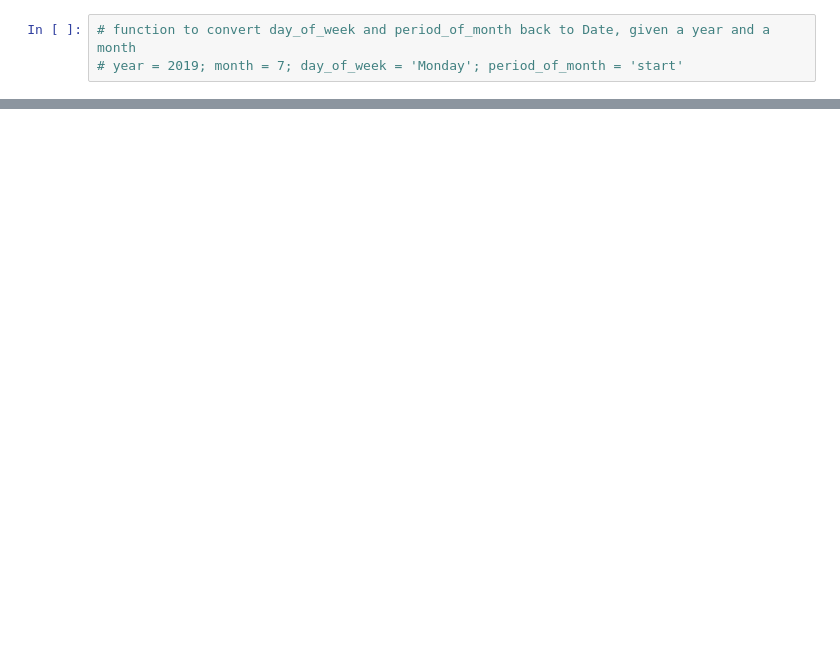
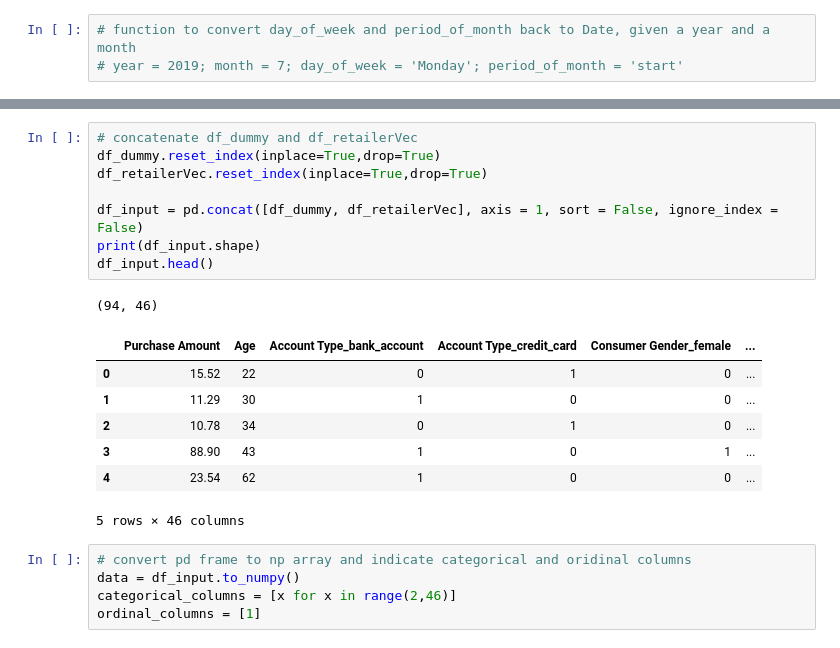
Before and after one commit to rui-zhang-ocean/Predict_Transactions, a Jupyter notebook: build_synthesizer.ipynb, the cells around one changed output, grey strips where cells are left out. Saved outputs shown, nothing was run; the diff lists cells and outputs as text; blank space fills up the shorter version.

```diff
--- a/build_synthesizer.ipynb
+++ b/build_synthesizer.ipynb
@@ -156,0 +192,22 @@ retailerVec.shape
+# %%
+# concatenate df_dummy and df_retailerVec
+df_dummy.reset_index(inplace=True,drop=True)
+df_retailerVec.reset_index(inplace=True,drop=True)
+
+df_input = pd.concat([df_dummy, df_retailerVec], axis = 1, sort = False, ignore_index = False)
+print(df_input.shape)
+df_input.head()
+# %% [output]
+(94, 46)
+|  | Purchase Amount | Age | Account Type_bank_account | Account Type_credit_card | Consumer Gender_female | ... |
+| 0 | 15.52 | 22 | 0 | 1 | 0 | ... |
+| 1 | 11.29 | 30 | 1 | 0 | 0 | ... |
+| 2 | 10.78 | 34 | 0 | 1 | 0 | ... |
+| 3 | 88.90 | 43 | 1 | 0 | 1 | ... |
+| 4 | 23.54 | 62 | 1 | 0 | 0 | ... |
+5 rows × 46 columns
+# %%
+# convert pd frame to np array and indicate categorical and oridinal columns
+data = df_input.to_numpy()
+categorical_columns = [x for x in range(2,46)]
+ordinal_columns = [1]
```
Also changed, not shown: parts of 15 cells of this notebook.
